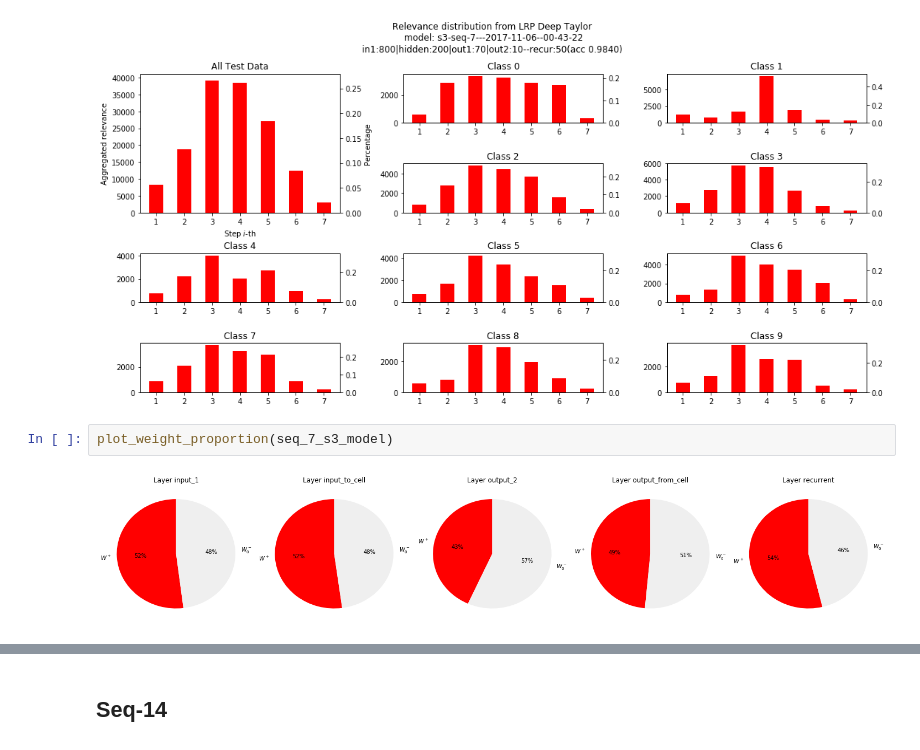
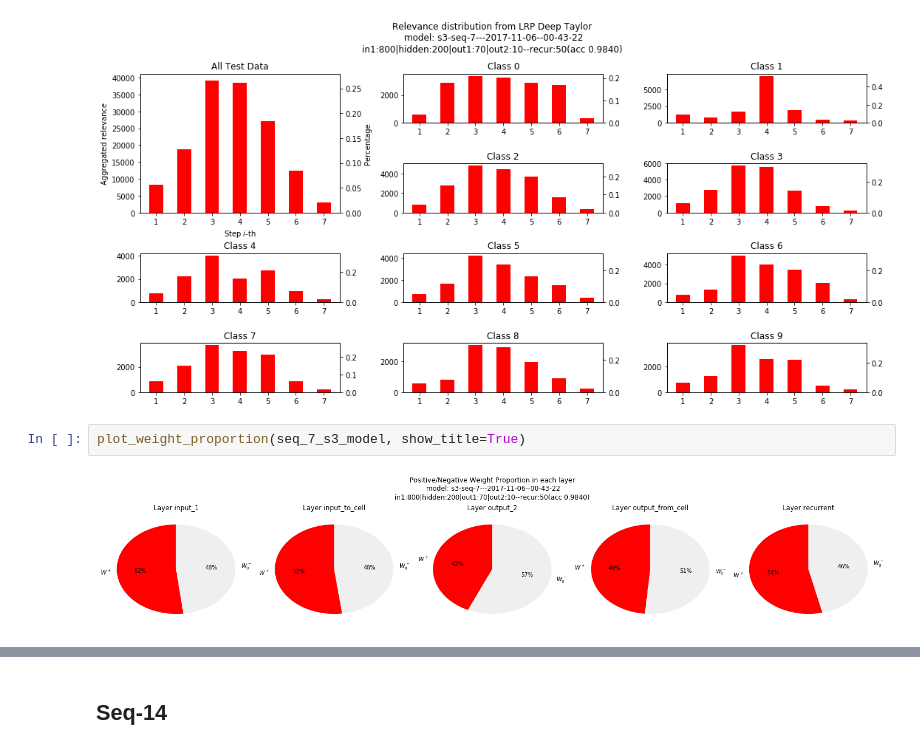
Before and after one commit to p16i/thesis-designing-recurrent-neural-networks-for-explainability, a Jupyter notebook: notebooks/s7-relevance-distribution.ipynb, the cells around one changed output, grey strips where cells are left out. Saved outputs shown, nothing was run; the diff lists cells and outputs as text.

```diff
--- a/notebooks/s7-relevance-distribution.ipynb
+++ b/notebooks/s7-relevance-distribution.ipynb
@@ -254,6 +397,6 @@ plot_lrp_relevance_dist_all(seq_7_s3_model)
 # %% [output]
 [figure]
 # %%
-plot_weight_proportion(seq_7_s3_model)
+plot_weight_proportion(seq_7_s3_model, show_title=True)
 # %% [output]
-[figure, old version]
+[figure, new version]
```
Also changed, not shown: parts of 30 cells of this notebook, 5 other files.
